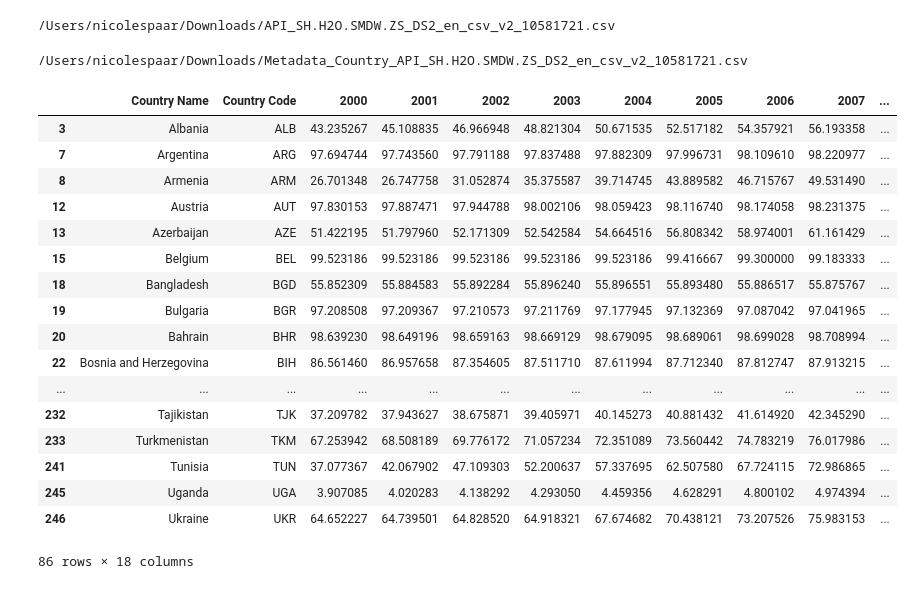
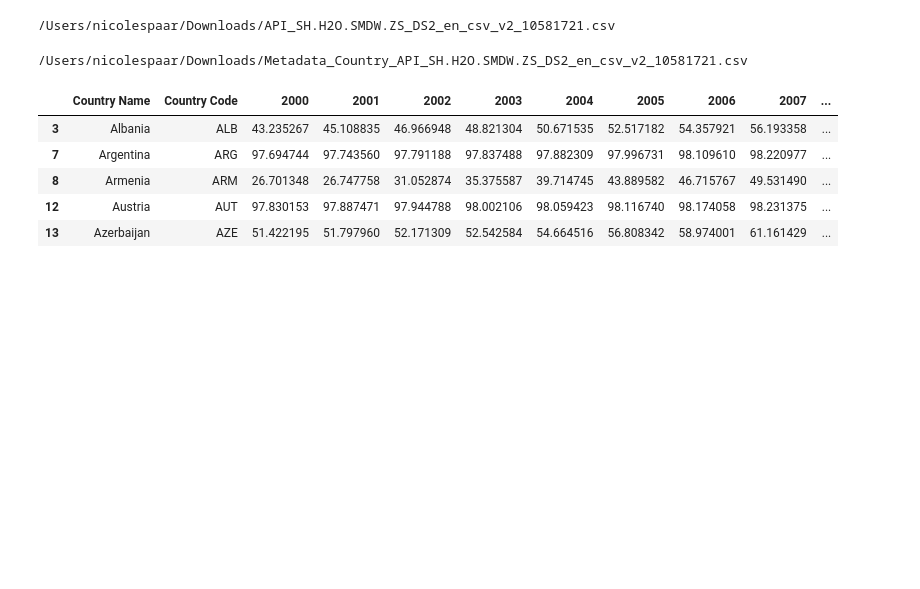
Before and after one commit to ykarki1/water-access, a Jupyter notebook: water_notebook.ipynb, the cells around one changed output. Saved outputs shown, nothing was run; the diff lists cells and outputs as text; code cells hidden in the pictures; blank space fills up the shorter version.

```diff
--- a/water_notebook.ipynb
+++ b/water_notebook.ipynb
@@ -86,31 +86,19 @@ print(csv2)
 # %%
 csv1_DF = pd.read_csv(csv1, header=2)
 csv1_DF_clean = csv1_DF[["Country Name", "Country Code", "2000", "2001", "2002", "2003", "2004", "2005", "2006", "2007", "2008", "2009", "2010", "2011", "2012", "2013", "2014", "2015"]].copy()
 csv1_DF_clean = csv1_DF_clean.dropna(axis=0)
 csv1_DF_clean = csv1_DF_clean.drop([62, 63, 229, 215, 151, 71, 132, 93, 103, 257], axis=0)
 ### output to csv is temporary for group work to continue before sql integration
 csv1_DF_clean.to_csv("%pop_using_safe_water.csv")
 ###
-csv1_DF_clean
+csv1_DF_clean.head()
 # %% [output]
 |  | Country Name | Country Code | 2000 | 2001 | 2002 | 2003 | 2004 | 2005 | 2006 | 2007 | ... |
 | 3 | Albania | ALB | 43.235267 | 45.108835 | 46.966948 | 48.821304 | 50.671535 | 52.517182 | 54.357921 | 56.193358 | ... |
 | 7 | Argentina | ARG | 97.694744 | 97.743560 | 97.791188 | 97.837488 | 97.882309 | 97.996731 | 98.109610 | 98.220977 | ... |
 | 8 | Armenia | ARM | 26.701348 | 26.747758 | 31.052874 | 35.375587 | 39.714745 | 43.889582 | 46.715767 | 49.531490 | ... |
 | 12 | Austria | AUT | 97.830153 | 97.887471 | 97.944788 | 98.002106 | 98.059423 | 98.116740 | 98.174058 | 98.231375 | ... |
 | 13 | Azerbaijan | AZE | 51.422195 | 51.797960 | 52.171309 | 52.542584 | 54.664516 | 56.808342 | 58.974001 | 61.161429 | ... |
-| 15 | Belgium | BEL | 99.523186 | 99.523186 | 99.523186 | 99.523186 | 99.523186 | 99.416667 | 99.300000 | 99.183333 | ... |
-| 18 | Bangladesh | BGD | 55.852309 | 55.884583 | 55.892284 | 55.896240 | 55.896551 | 55.893480 | 55.886517 | 55.875767 | ... |
-| 19 | Bulgaria | BGR | 97.208508 | 97.209367 | 97.210573 | 97.211769 | 97.177945 | 97.132369 | 97.087042 | 97.041965 | ... |
-| 20 | Bahrain | BHR | 98.639230 | 98.649196 | 98.659163 | 98.669129 | 98.679095 | 98.689061 | 98.699028 | 98.708994 | ... |
-| 22 | Bosnia and Herzegovina | BIH | 86.561460 | 86.957658 | 87.354605 | 87.511710 | 87.611994 | 87.712340 | 87.812747 | 87.913215 | ... |
-| ... | ... | ... | ... | ... | ... | ... | ... | ... | ... | ... | ... |
-| 232 | Tajikistan | TJK | 37.209782 | 37.943627 | 38.675871 | 39.405971 | 40.145273 | 40.881432 | 41.614920 | 42.345290 | ... |
-| 233 | Turkmenistan | TKM | 67.253942 | 68.508189 | 69.776172 | 71.057234 | 72.351089 | 73.560442 | 74.783219 | 76.017986 | ... |
-| 241 | Tunisia | TUN | 37.077367 | 42.067902 | 47.109303 | 52.200637 | 57.337695 | 62.507580 | 67.724115 | 72.986865 | ... |
-| 245 | Uganda | UGA | 3.907085 | 4.020283 | 4.138292 | 4.293050 | 4.459356 | 4.628291 | 4.800102 | 4.974394 | ... |
-| 246 | Ukraine | UKR | 64.652227 | 64.739501 | 64.828520 | 64.918321 | 67.674682 | 70.438121 | 73.207526 | 75.983153 | ... |
-86 rows × 18 columns
 # %%
 csv2_DF = pd.read_csv(csv2)
 csv2_DF_clean = csv2_DF.drop(["Unnamed: 5"], axis=1).dropna(axis=0)
```
Also changed, not shown: parts of 7 cells of this notebook.
